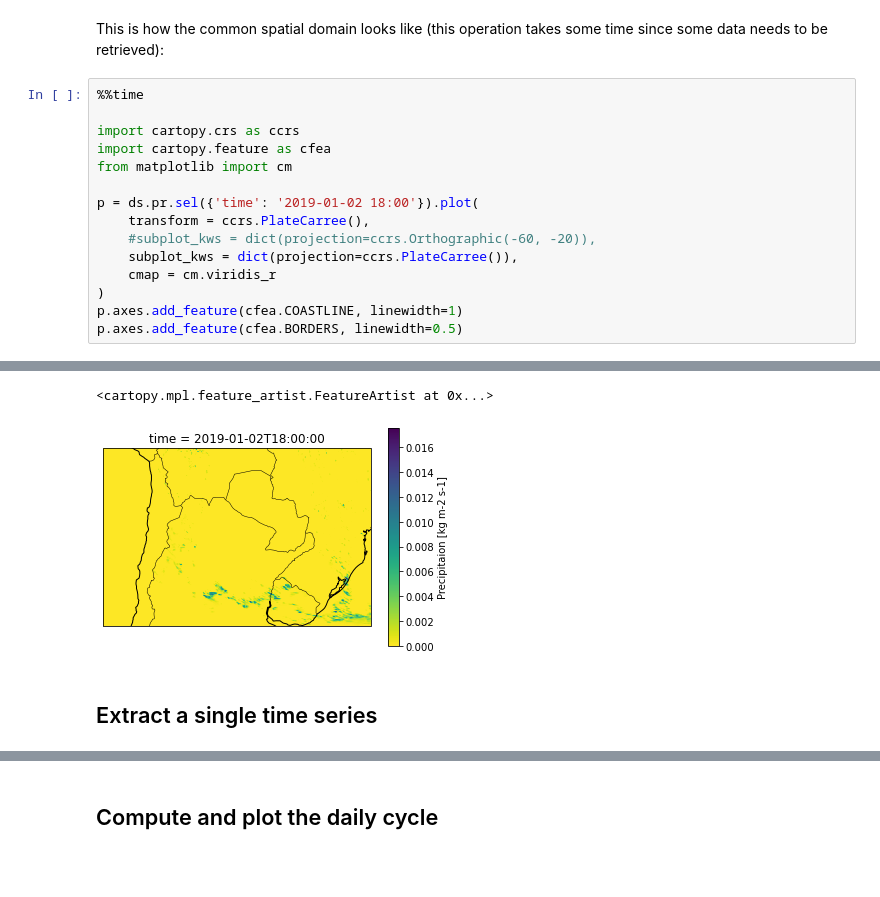
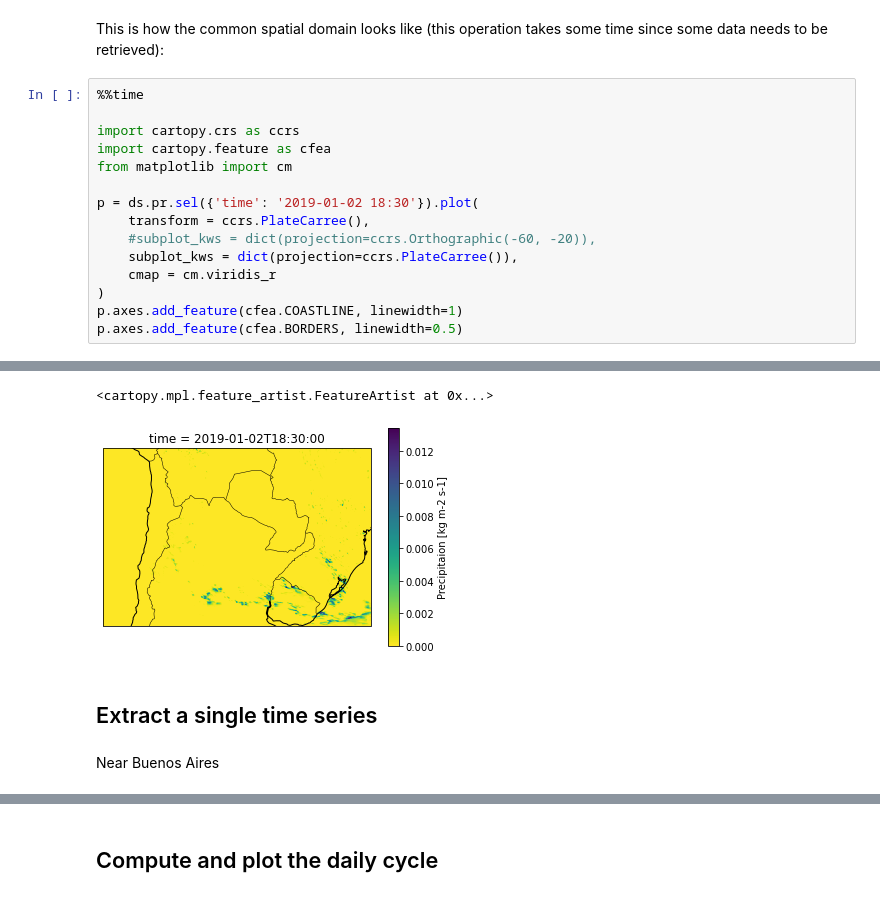
Before and after one commit to jesusff/fps-sesa-analyses, a Jupyter notebook: daily_cycle.ipynb, the cells around one changed output, grey strips where cells are left out. Drawn from its saved outputs; the diff is of its cells as text; blank space fills up the shorter version.

```diff
--- a/daily_cycle.ipynb
+++ b/daily_cycle.ipynb
@@ -67,7 +100,7 @@ import cartopy.crs as ccrs
 import cartopy.feature as cfea
 from matplotlib import cm
 
-p = ds.pr.sel({'time': '2019-01-02 18:00'}).plot(
+p = ds.pr.sel({'time': '2019-01-02 18:30'}).plot(
     transform = ccrs.PlateCarree(),
     #subplot_kws = dict(projection=ccrs.Orthographic(-60, -20)),
     subplot_kws = dict(projection=ccrs.PlateCarree()),
@@ -81,7 +114,9 @@ Wall time: 7.38 s
 <cartopy.mpl.feature_artist.FeatureArtist at 0x...>
-[figure, old version]
+[figure, new version]
 # %% [markdown]
 ## Extract a single time series
+# %% [markdown]
+Near Buenos Aires
 # %%
 target_location = dict(lon=-58.48, lat=-34.63)
 tseries = ds.pr.sel(target_location, method = 'nearest') * 3600 # hourly flux to mm/h
```
Also changed, not shown: parts of 5 cells of this notebook.
